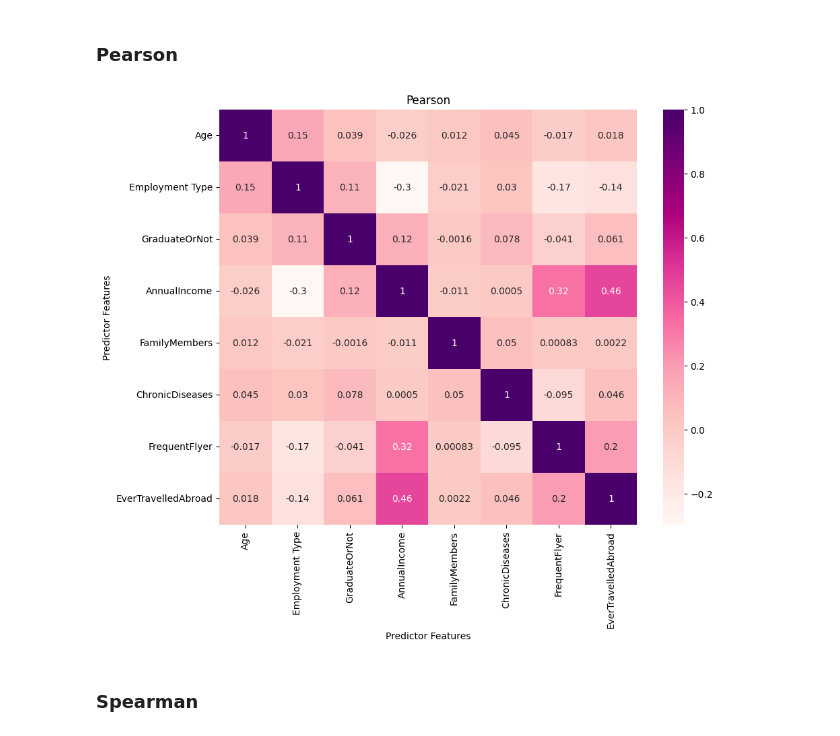
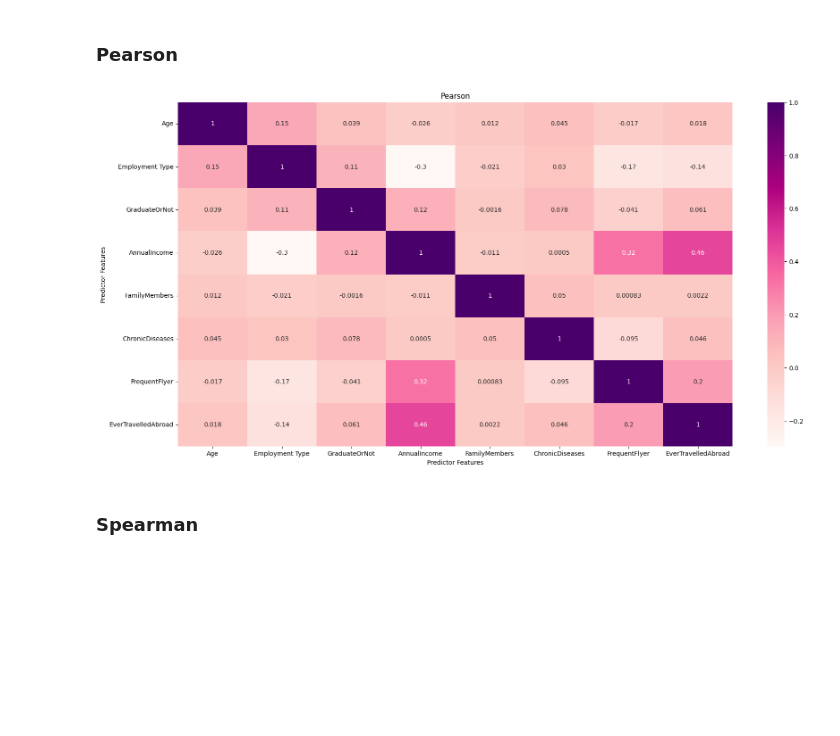
Before and after one commit to JanKosgei/Travel-Insurance-Prediction, a Jupyter notebook: Travel Insurance Prediction.ipynb, the cells around one changed output. Cells and saved outputs as stored; diff of their text form; code cells hidden in the pictures; blank space fills up the shorter version.

```diff
--- a/Travel Insurance Prediction.ipynb
+++ b/Travel Insurance Prediction.ipynb
@@ -311,14 +312,14 @@ corrSpearman = x.corr(method="spearman")
 # %% [markdown]
 ### Pearson
 # %%
-figure = plt.figure(figsize=(10,8))
+figure = plt.figure(figsize=(20,10))
 sns.heatmap(corrPearson,annot=True,cmap='RdPu')
 plt.title("Pearson")
 plt.xlabel("Predictor Features")
 plt.ylabel("Predictor Features")
 plt.show()
 # %% [output]
-[figure, old version]
+[figure, new version]
 # %% [markdown]
 ### Spearman
 # %%
```
Also changed, not shown: parts of 10 cells of this notebook.
